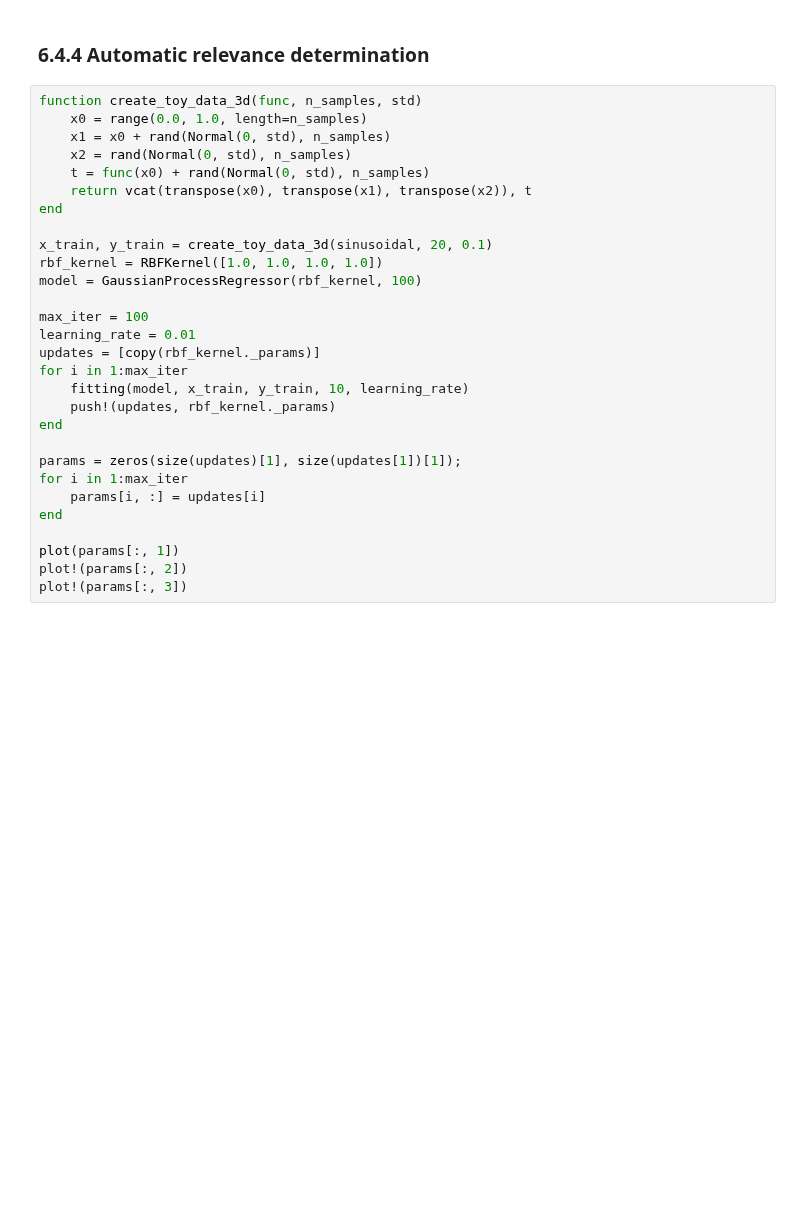
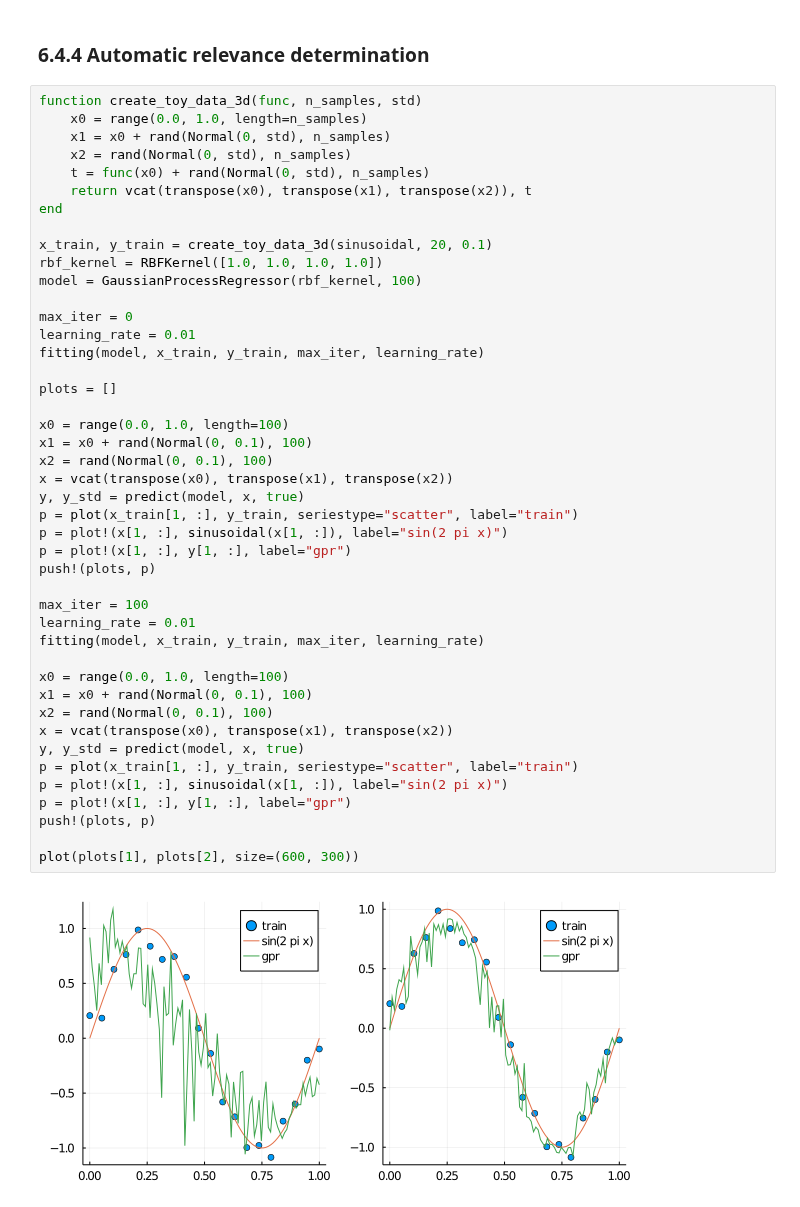
Before and after one commit to soblin/prml-julia, a Jupyter notebook: notebook/ch6.ipynb, the cells around one changed output. Drawn from its saved outputs; the diff is of its cells as text; blank space fills up the shorter version.

```diff
--- a/notebook/ch6.ipynb
+++ b/notebook/ch6.ipynb
@@ -92,29 +102,46 @@ plot(plots[1], plots[2], size=(600, 300))
 # %%
 function create_toy_data_3d(func, n_samples, std)
     x0 = range(0.0, 1.0, length=n_samples)
     x1 = x0 + rand(Normal(0, std), n_samples)
     x2 = rand(Normal(0, std), n_samples)
     t = func(x0) + rand(Normal(0, std), n_samples)
     return vcat(transpose(x0), transpose(x1), transpose(x2)), t
 end
 
 x_train, y_train = create_toy_data_3d(sinusoidal, 20, 0.1)
 rbf_kernel = RBFKernel([1.0, 1.0, 1.0, 1.0])
 model = GaussianProcessRegressor(rbf_kernel, 100)
 
+max_iter = 0
+learning_rate = 0.01
+fitting(model, x_train, y_train, max_iter, learning_rate)
+
+plots = []
+
+x0 = range(0.0, 1.0, length=100)
+x1 = x0 + rand(Normal(0, 0.1), 100)
+x2 = rand(Normal(0, 0.1), 100)
+x = vcat(transpose(x0), transpose(x1), transpose(x2))
+y, y_std = predict(model, x, true)
+p = plot(x_train[1, :], y_train, seriestype="scatter", label="train")
+p = plot!(x[1, :], sinusoidal(x[1, :]), label="sin(2 pi x)")
+p = plot!(x[1, :], y[1, :], label="gpr")
+push!(plots, p)
+
 max_iter = 100
 learning_rate = 0.01
-updates = [copy(rbf_kernel._params)]
-for i in 1:max_iter
-    fitting(model, x_train, y_train, 10, learning_rate)
-    push!(updates, rbf_kernel._params)
-end
+fitting(model, x_train, y_train, max_iter, learning_rate)
 
-params = zeros(size(updates)[1], size(updates[1])[1]);
-for i in 1:max_iter
-    params[i, :] = updates[i]
-end
+x0 = range(0.0, 1.0, length=100)
+x1 = x0 + rand(Normal(0, 0.1), 100)
+x2 = rand(Normal(0, 0.1), 100)
+x = vcat(transpose(x0), transpose(x1), transpose(x2))
+y, y_std = predict(model, x, true)
+p = plot(x_train[1, :], y_train, seriestype="scatter", label="train")
+p = plot!(x[1, :], sinusoidal(x[1, :]), label="sin(2 pi x)")
+p = plot!(x[1, :], y[1, :], label="gpr")
+push!(plots, p)
 
-plot(params[:, 1])
-plot!(params[:, 2])
-plot!(params[:, 3])
+plot(plots[1], plots[2], size=(600, 300))
+# %% [output]
+[figure, added]
```
Also changed, not shown: parts of 5 cells of this notebook, 1 other file.
